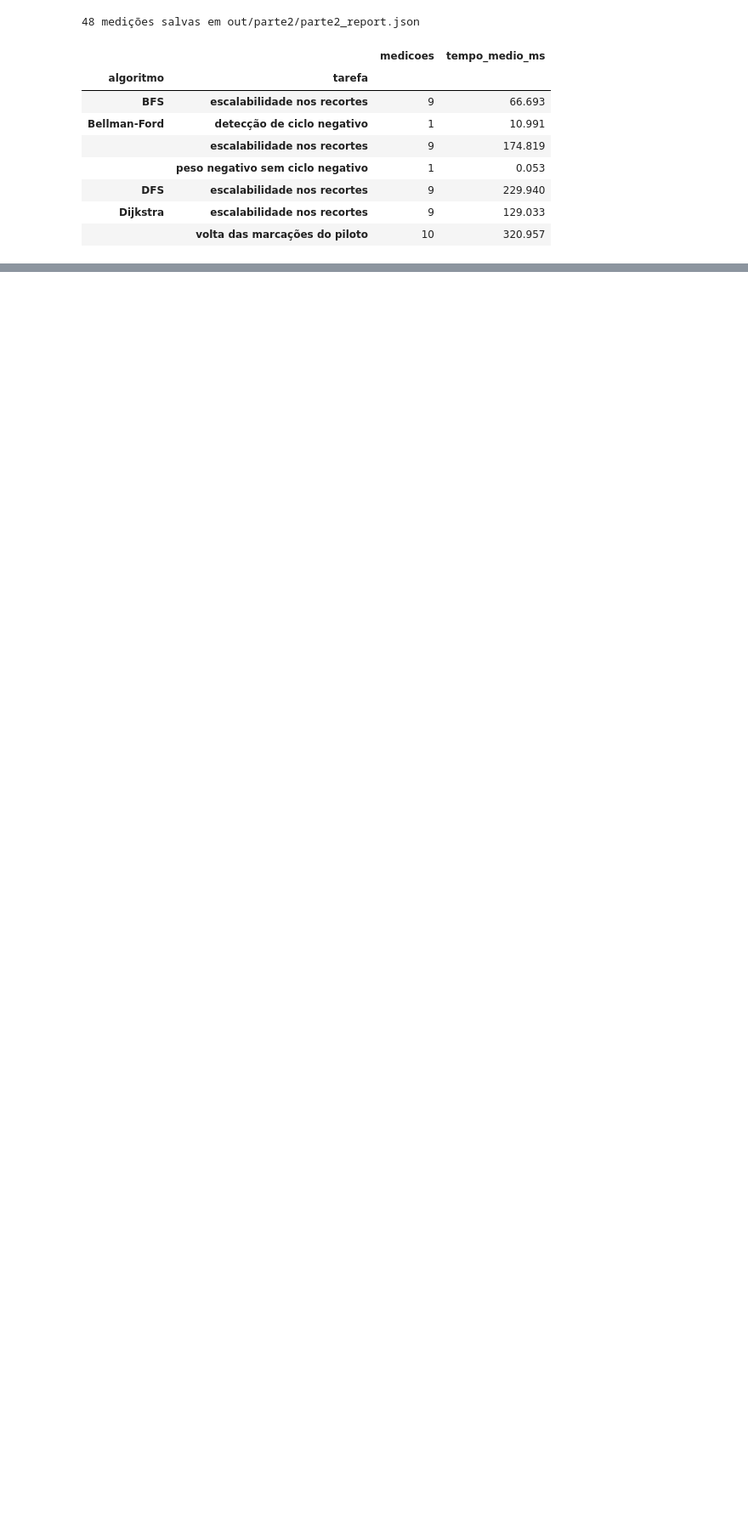
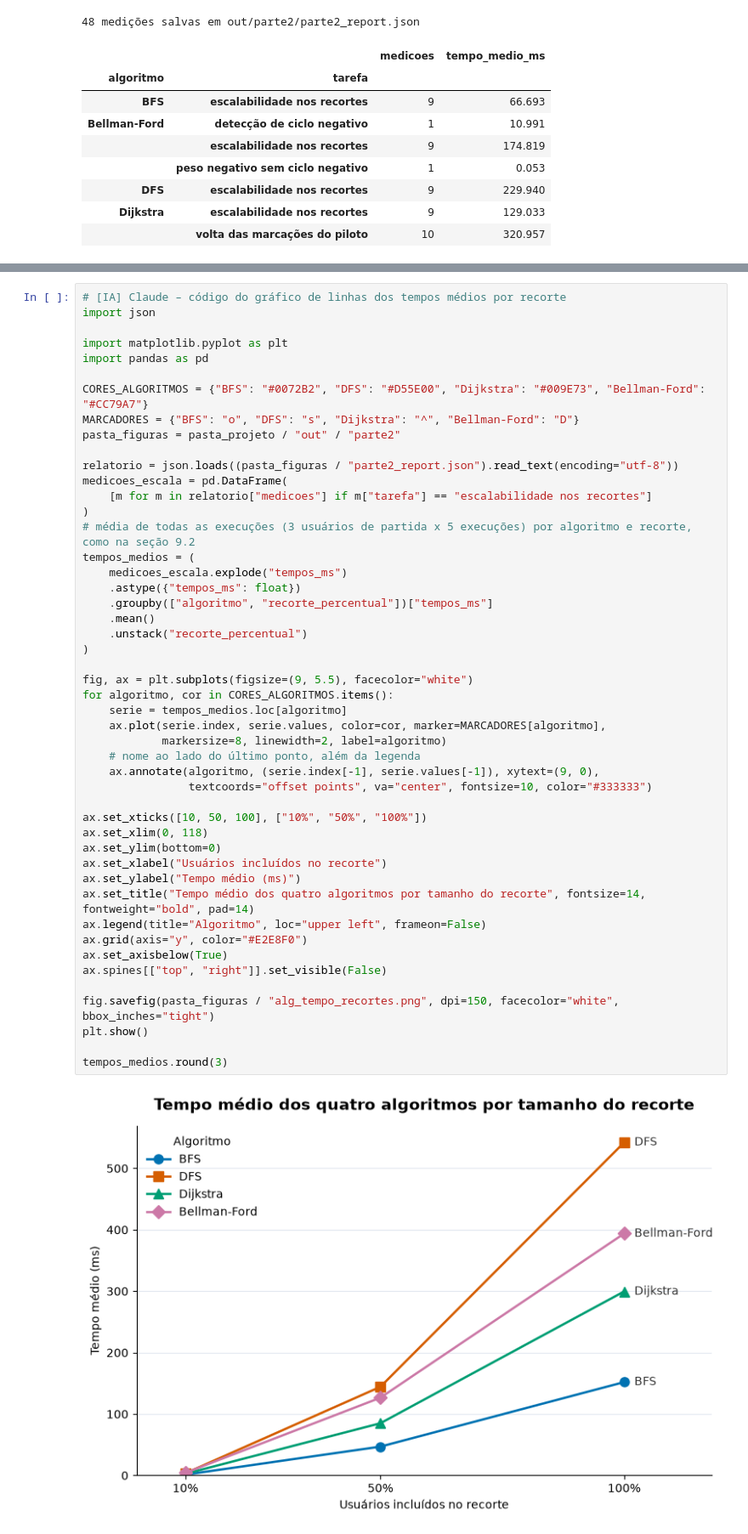
Before and after one commit to arthurlins7/Projeto-Grafos, a Jupyter notebook: notebooks/02_grafos_algoritmos.ipynb, the cells around one changed output, grey strips where cells are left out. Shown at 85% size. Cells and saved outputs as stored; diff of their text form; blank space fills up the shorter version.

```diff
--- a/notebooks/02_grafos_algoritmos.ipynb
+++ b/notebooks/02_grafos_algoritmos.ipynb
@@ -931,0 +966,50 @@ print(f"{len(medicoes)} medições salvas em out/parte2/parte2_report.json")
+# %%
+# [IA] Claude – código do gráfico de linhas dos tempos médios por recorte
+import json
+
+import matplotlib.pyplot as plt
+import pandas as pd
+
+CORES_ALGORITMOS = {"BFS": "#0072B2", "DFS": "#D55E00", "Dijkstra": "#009E73", "Bellman-Ford": "#CC79A7"}
+MARCADORES = {"BFS": "o", "DFS": "s", "Dijkstra": "^", "Bellman-Ford": "D"}
+pasta_figuras = pasta_projeto / "out" / "parte2"
+
+relatorio = json.loads((pasta_figuras / "parte2_report.json").read_text(encoding="utf-8"))
+medicoes_escala = pd.DataFrame(
+    [m for m in relatorio["medicoes"] if m["tarefa"] == "escalabilidade nos recortes"]
+)
+# média de todas as execuções (3 usuários de partida x 5 execuções) por algoritmo e recorte, como na seção 9.2
+tempos_medios = (
+    medicoes_escala.explode("tempos_ms")
+    .astype({"tempos_ms": float})
+    .groupby(["algoritmo", "recorte_percentual"])["tempos_ms"]
+    .mean()
+    .unstack("recorte_percentual")
+)
+
+fig, ax = plt.subplots(figsize=(9, 5.5), facecolor="white")
+for algoritmo, cor in CORES_ALGORITMOS.items():
+    serie = tempos_medios.loc[algoritmo]
+    ax.plot(serie.index, serie.values, color=cor, marker=MARCADORES[algoritmo],
+            markersize=8, linewidth=2, label=algoritmo)
+    # nome ao lado do último ponto, além da legenda
+    ax.annotate(algoritmo, (serie.index[-1], serie.values[-1]), xytext=(9, 0),
+                textcoords="offset points", va="center", fontsize=10, color="#333333")
+
+ax.set_xticks([10, 50, 100], ["10%", "50%", "100%"])
+ax.set_xlim(0, 118)
+ax.set_ylim(bottom=0)
+ax.set_xlabel("Usuários incluídos no recorte")
+ax.set_ylabel("Tempo médio (ms)")
+ax.set_title("Tempo médio dos quatro algoritmos por tamanho do recorte", fontsize=14, fontweight="bold", pad=14)
+ax.legend(title="Algoritmo", loc="upper left", frameon=False)
+ax.grid(axis="y", color="#E2E8F0")
+ax.set_axisbelow(True)
+ax.spines[["top", "right"]].set_visible(False)
+
+fig.savefig(pasta_figuras / "alg_tempo_recortes.png", dpi=150, facecolor="white", bbox_inches="tight")
+plt.show()
+
+tempos_medios.round(3)
+# %% [output]
+[figure, added]
```
Also changed, not shown: parts of 19 cells of this notebook, 3 other files.
